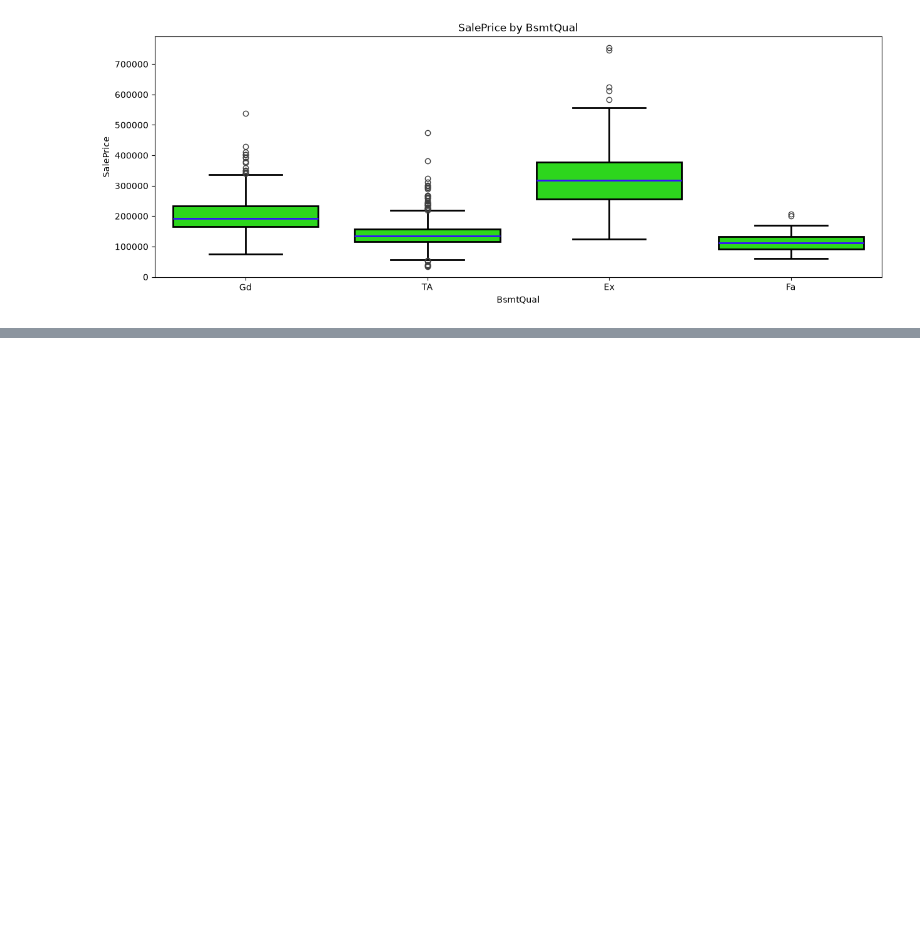
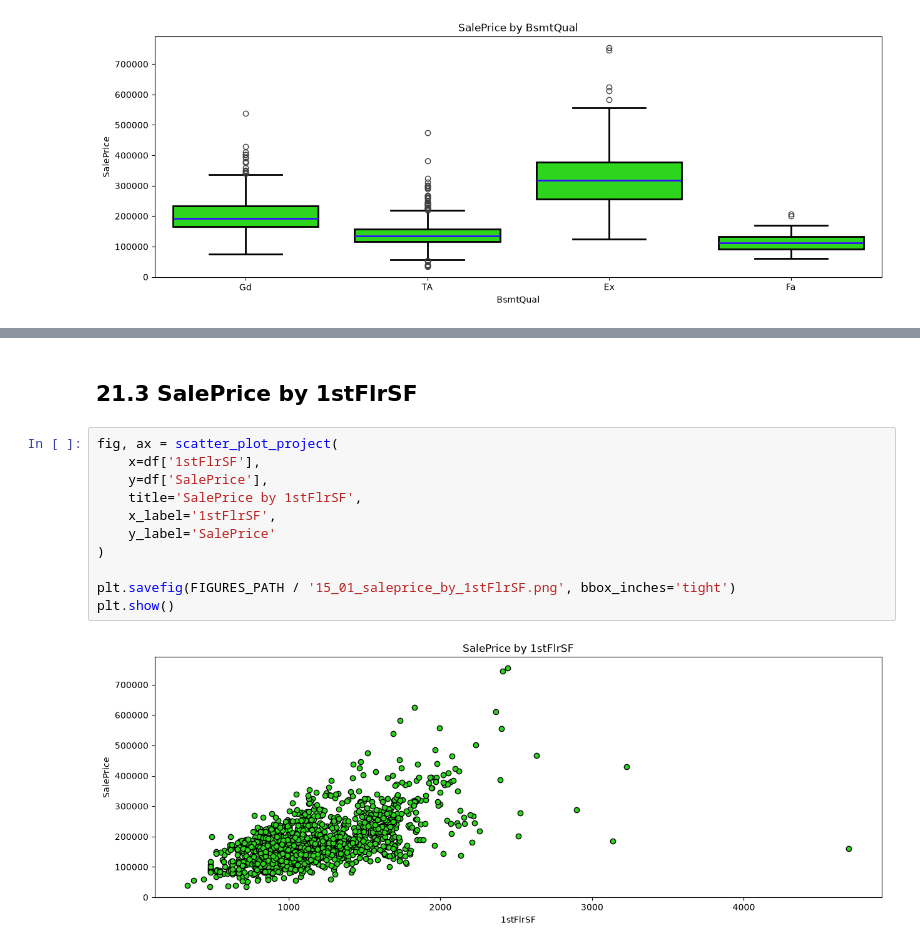
Before and after one commit to charligram/3_prediction_of_house_values, a Jupyter notebook: notebooks/02_EDA.ipynb, the cells around one changed output, grey strips where cells are left out. Cells and saved outputs as stored; diff of their text form; blank space fills up the shorter version.

```diff
--- a/notebooks/02_EDA.ipynb
+++ b/notebooks/02_EDA.ipynb
@@ -752,0 +839,15 @@ plt.show()
+# %% [markdown]
+## 21.3 SalePrice by 1stFlrSF
+# %%
+fig, ax = scatter_plot_project(
+    x=df['1stFlrSF'],
+    y=df['SalePrice'],
+    title='SalePrice by 1stFlrSF',
+    x_label='1stFlrSF',
+    y_label='SalePrice'
+)
+
+plt.savefig(FIGURES_PATH / '15_01_saleprice_by_1stFlrSF.png', bbox_inches='tight')
+plt.show()
+# %% [output]
+[figure, added]
```
Also changed, not shown: parts of 120 cells of this notebook, 29 other files.
